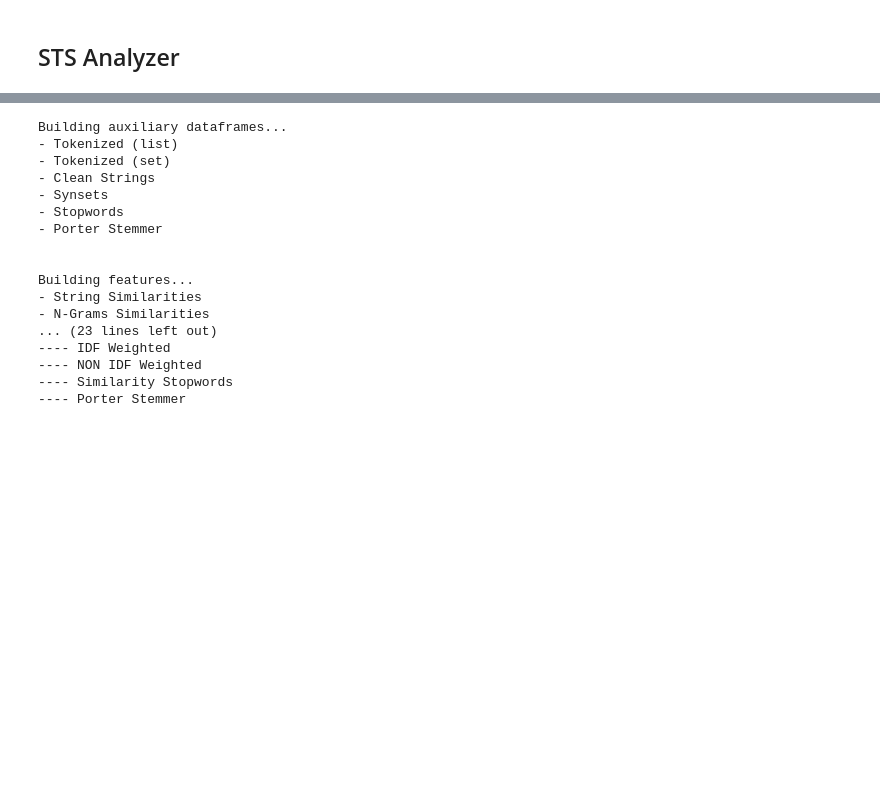
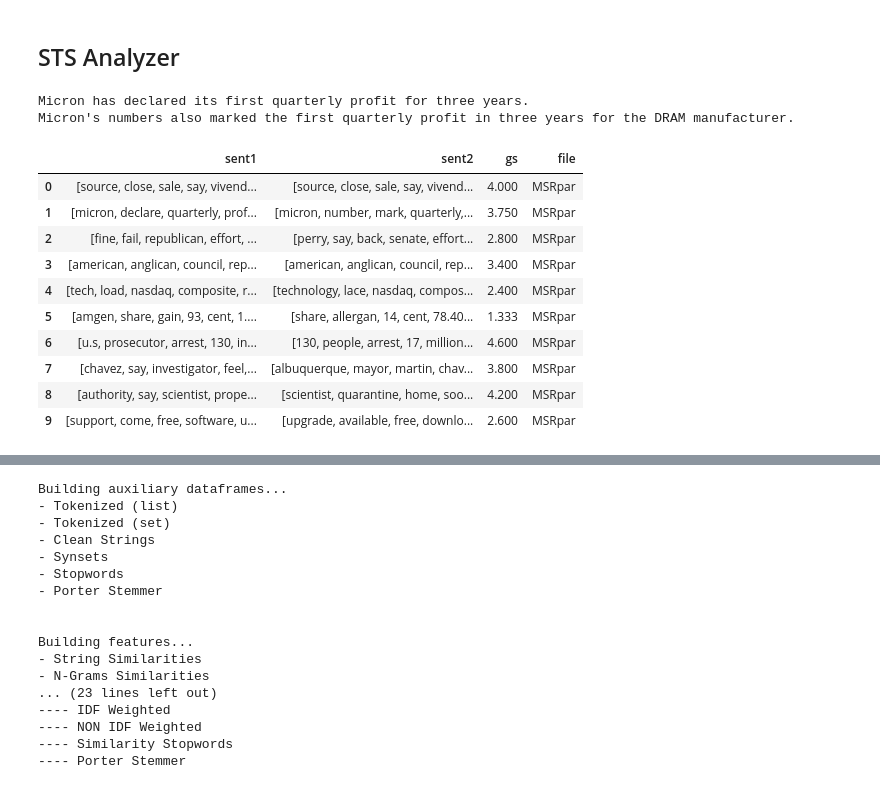
Before and after one commit to BecTome/NLP_SemanticTextualSimilarity, a Jupyter notebook: experiments/FUNCTION_Feature_Creation.ipynb, the cells around one changed output, grey strips where cells are left out. Saved outputs shown, nothing was run; the diff lists cells and outputs as text; code cells hidden in the pictures; blank space fills up the shorter version.

```diff
--- a/experiments/FUNCTION_Feature_Creation.ipynb
+++ b/experiments/FUNCTION_Feature_Creation.ipynb
@@ -69,3 +59,28 @@ import pandas as pd
 sts = STSAnalyzer(preprocess_fun=prep_func, model=BaselineModel(),
                   ls_files=LS_FILES_TRAIN, input_path=TRAIN_PATH)
 df = sts.load_data()
+# %%
+df_aux = df.iloc[:10].copy()
+print(df_aux.iloc[1, 0])
+print(df_aux.iloc[1, 1])
+# %% [output]
+Micron has declared its first quarterly profit for three years.
+Micron's numbers also marked the first quarterly profit in three years for the DRAM manufacturer.
+# %%
+df_prep_ls_aux = df_aux.copy()
+df_prep_ls_aux["sent1"] = df_prep_ls_aux["sent1"].apply(lambda x: prep_func(x, out_set=False))
+df_prep_ls_aux["sent2"] = df_prep_ls_aux["sent2"].apply(lambda x: prep_func(x, out_set=False))
+
+df_prep_ls_aux
+# %% [output]
+|  | sent1 | sent2 | gs | file |
+| 0 | [source, close, sale, say, vivend... | [source, close, sale, say, vivend... | 4.000 | MSRpar |
+| 1 | [micron, declare, quarterly, prof... | [micron, number, mark, quarterly,... | 3.750 | MSRpar |
+| 2 | [fine, fail, republican, effort, ... | [perry, say, back, senate, effort... | 2.800 | MSRpar |
+| 3 | [american, anglican, council, rep... | [american, anglican, council, rep... | 3.400 | MSRpar |
+| 4 | [tech, load, nasdaq, composite, r... | [technology, lace, nasdaq, compos... | 2.400 | MSRpar |
+| 5 | [amgen, share, gain, 93, cent, 1.... | [share, allergan, 14, cent, 78.40... | 1.333 | MSRpar |
+| 6 | [u.s, prosecutor, arrest, 130, in... | [130, people, arrest, 17, million... | 4.600 | MSRpar |
+| 7 | [chavez, say, investigator, feel,... | [albuquerque, mayor, martin, chav... | 3.800 | MSRpar |
+| 8 | [authority, say, scientist, prope... | [scientist, quarantine, home, soo... | 4.200 | MSRpar |
+| 9 | [support, come, free, software, u... | [upgrade, available, free, downlo... | 2.600 | MSRpar |
```
Also changed, not shown: parts of 4 cells of this notebook, 1 other file.
